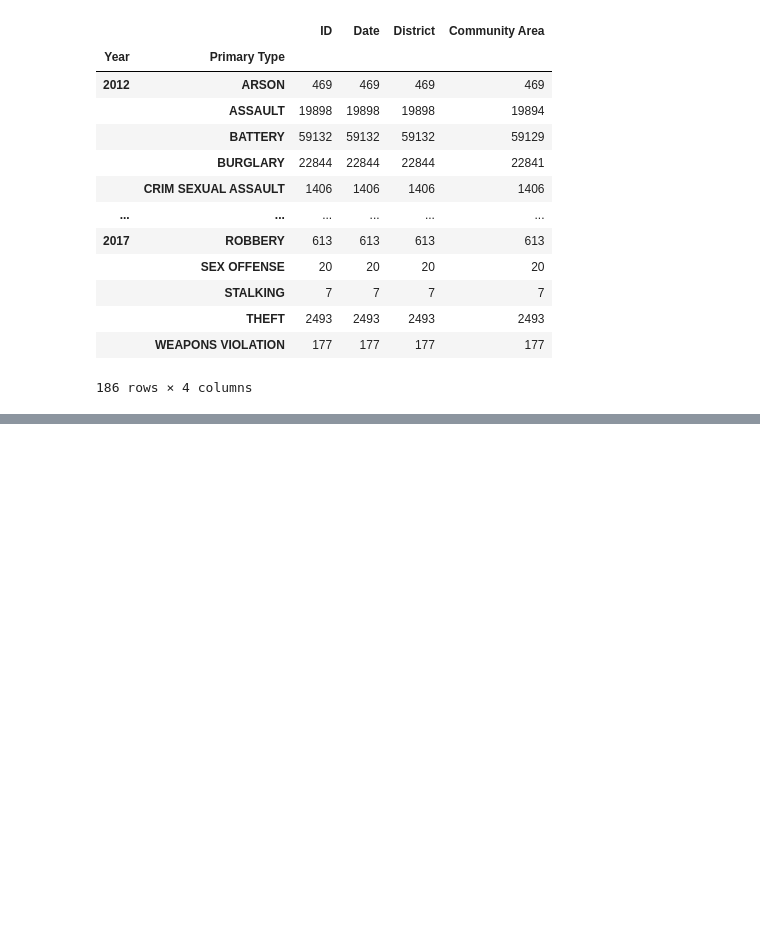
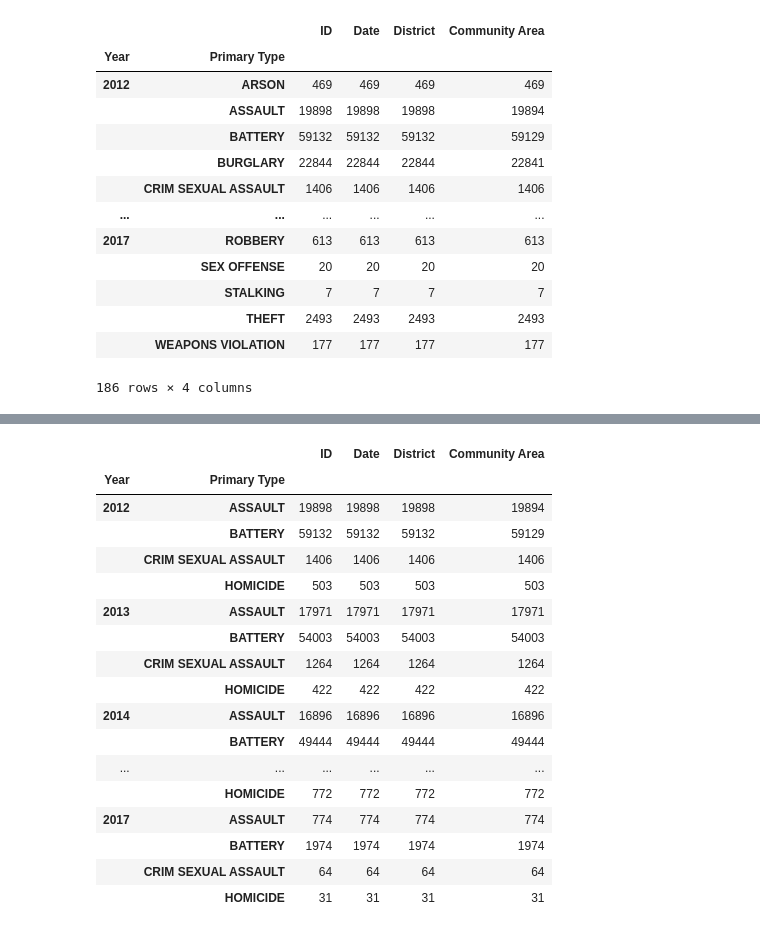
Before and after one commit to KevSantino28/project_1, a Jupyter notebook: data_clean_up.ipynb, the cells around one changed output, grey strips where cells are left out. Drawn from its saved outputs; the diff is of its cells as text; code cells hidden in the pictures; blank space fills up the shorter version.

```diff
--- a/data_clean_up.ipynb
+++ b/data_clean_up.ipynb
@@ -110,0 +134,24 @@ crime_data_yearly.count()
+# %%
+#Crimes group by year and type updated with only desired crime types
+crime_data_yearly=cleaned_df.groupby(['Year','Primary Type'])
+
+crime_data_yearly.count()
+# %% [output]
+|  |  | ID | Date | District | Community Area |
+| Year | Primary Type |  |  |  |  |
+| 2012 | ASSAULT | 19898 | 19898 | 19898 | 19894 |
+|  | BATTERY | 59132 | 59132 | 59132 | 59129 |
+|  | CRIM SEXUAL ASSAULT | 1406 | 1406 | 1406 | 1406 |
+|  | HOMICIDE | 503 | 503 | 503 | 503 |
+| 2013 | ASSAULT | 17971 | 17971 | 17971 | 17971 |
+|  | BATTERY | 54003 | 54003 | 54003 | 54003 |
+|  | CRIM SEXUAL ASSAULT | 1264 | 1264 | 1264 | 1264 |
+|  | HOMICIDE | 422 | 422 | 422 | 422 |
+| 2014 | ASSAULT | 16896 | 16896 | 16896 | 16896 |
+|  | BATTERY | 49444 | 49444 | 49444 | 49444 |
+| ... | ... | ... | ... | ... | ... |
+|  | HOMICIDE | 772 | 772 | 772 | 772 |
+| 2017 | ASSAULT | 774 | 774 | 774 | 774 |
+|  | BATTERY | 1974 | 1974 | 1974 | 1974 |
+|  | CRIM SEXUAL ASSAULT | 64 | 64 | 64 | 64 |
+|  | HOMICIDE | 31 | 31 | 31 | 31 |
```
Also changed, not shown: parts of 5 cells of this notebook.
